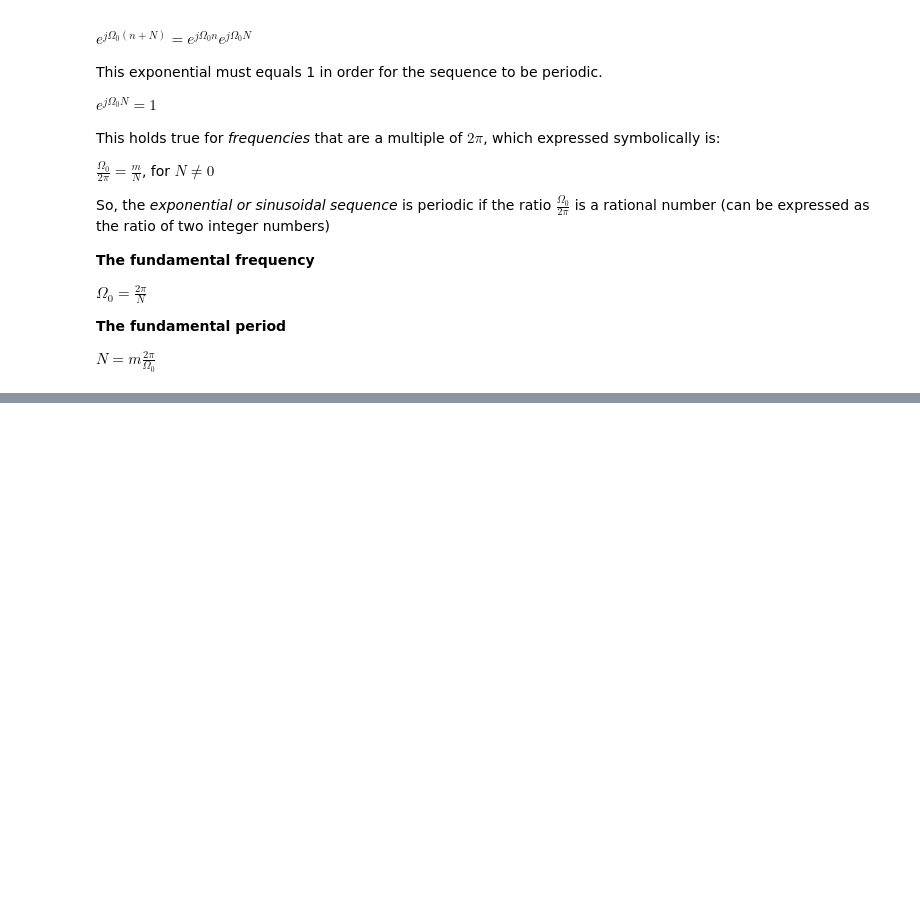
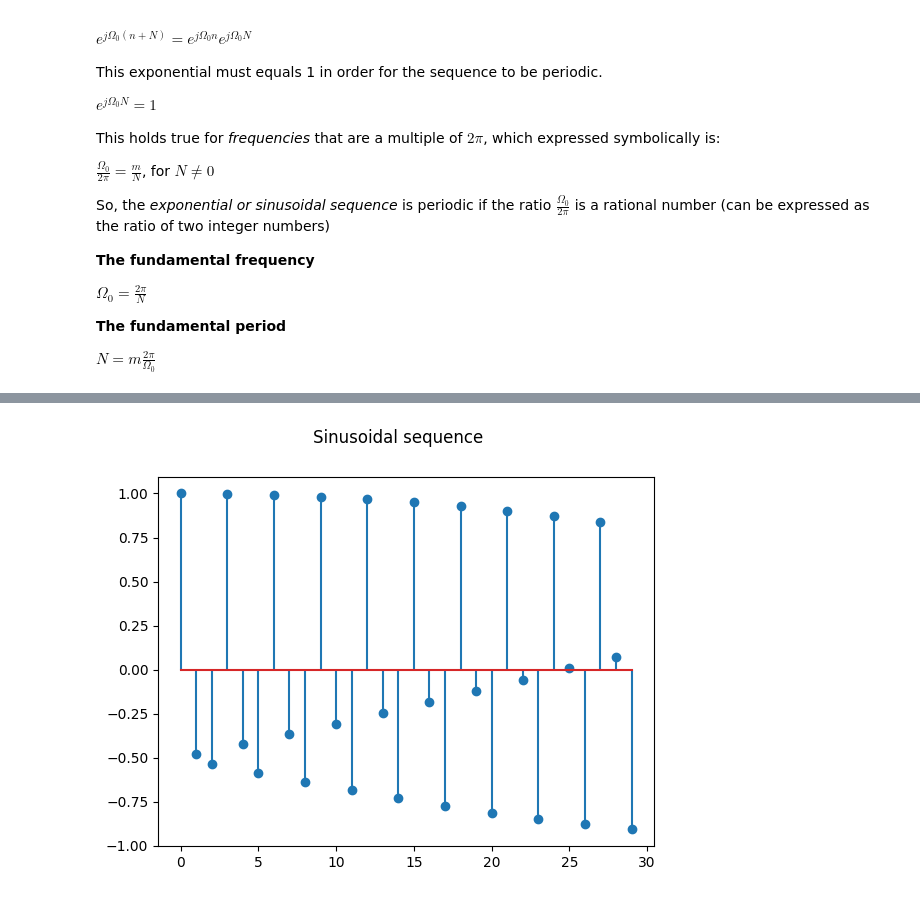
Before and after one commit to zjukd00m/SignalsAndSystems, a Jupyter notebook: Introduction/labs-01-exponentials.ipynb, the cells around one changed output, grey strips where cells are left out. Drawn from its saved outputs; the diff is of its cells as text; code cells hidden in the pictures; blank space fills up the shorter version.

Commit message:
Added the sinusoidal sequence

```diff
--- a/Introduction/labs-01-exponentials.ipynb
+++ b/Introduction/labs-01-exponentials.ipynb
@@ -549,0 +565,15 @@ $N = m\frac{2\pi}{\Omega_0}$
+# %%
+def sinusoid_sequence(n, A, omega, phi):
+    return A * np.cos(omega * n + phi)
+# %%
+y_n = sinusoid_sequence(n, 1, 4.21, 0)
+
+fig, ax = plt.subplots(1)
+
+fig.suptitle("Sinusoidal sequence")
+
+ax.stem(n, y_n)
+ax.set_xlabel = "n"
+ax.set_ylabel = "x[n]"
+# %% [output]
+[figure, added]
```
Also changed, not shown: parts of 8 cells of this notebook.
